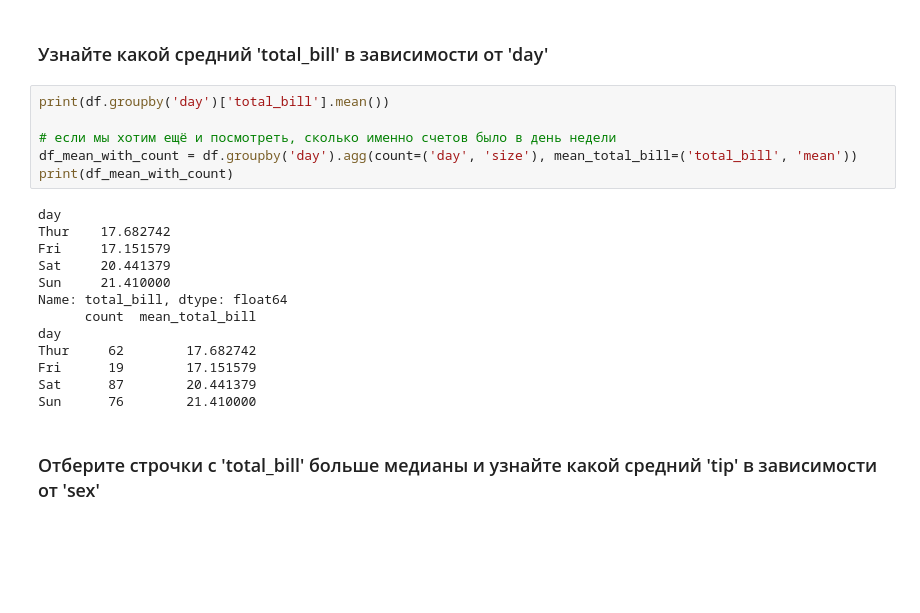
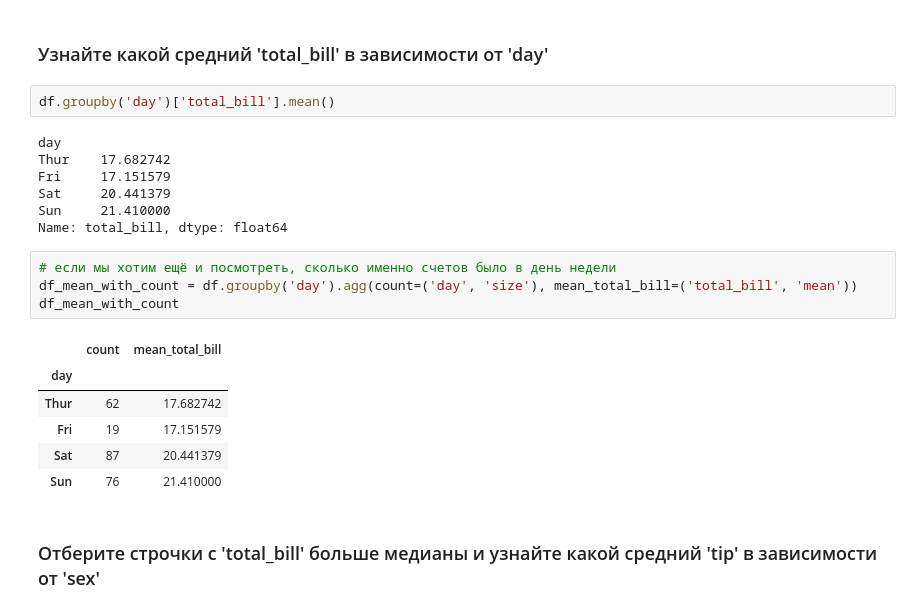
Before and after one commit to observant-sun/otus-ml-basic, a Jupyter notebook: hw-3/homework_3.ipynb, the cells around one changed output. Cells and saved outputs as stored; diff of their text form; blank space fills up the shorter version.

```diff
--- a/hw-3/homework_3.ipynb
+++ b/hw-3/homework_3.ipynb
@@ -191,25 +189,26 @@ smoker count = 93
 smoker percentage = 38%
 # %% [markdown]
 ### Узнайте какой средний 'total_bill' в зависимости от 'day'
+# %%
+df.groupby('day')['total_bill'].mean()
+# %% [output]
+day
+Thur    17.682742
+Fri     17.151579
+Sat     20.441379
+Sun     21.410000
+Name: total_bill, dtype: float64
 # %%
-print(df.groupby('day')['total_bill'].mean())
-
 # если мы хотим ещё и посмотреть, сколько именно счетов было в день недели
 df_mean_with_count = df.groupby('day').agg(count=('day', 'size'), mean_total_bill=('total_bill', 'mean'))
-print(df_mean_with_count)
+df_mean_with_count
 # %% [output]
-day
-Thur    17.682742
-Fri     17.151579
-Sat     20.441379
-Sun     21.410000
-Name: total_bill, dtype: float64
-      count  mean_total_bill
-day
-Thur     62        17.682742
-Fri      19        17.151579
-Sat      87        20.441379
-Sun      76        21.410000
+|  | count | mean_total_bill |
+| day |  |  |
+| Thur | 62 | 17.682742 |
+| Fri | 19 | 17.151579 |
+| Sat | 87 | 20.441379 |
+| Sun | 76 | 21.410000 |
 # %% [markdown]
 ### Отберите строчки с 'total_bill' больше медианы и узнайте какой средний 'tip' в зависимости от 'sex'
 # %%
```
Also changed, not shown: parts of 8 cells of this notebook.
